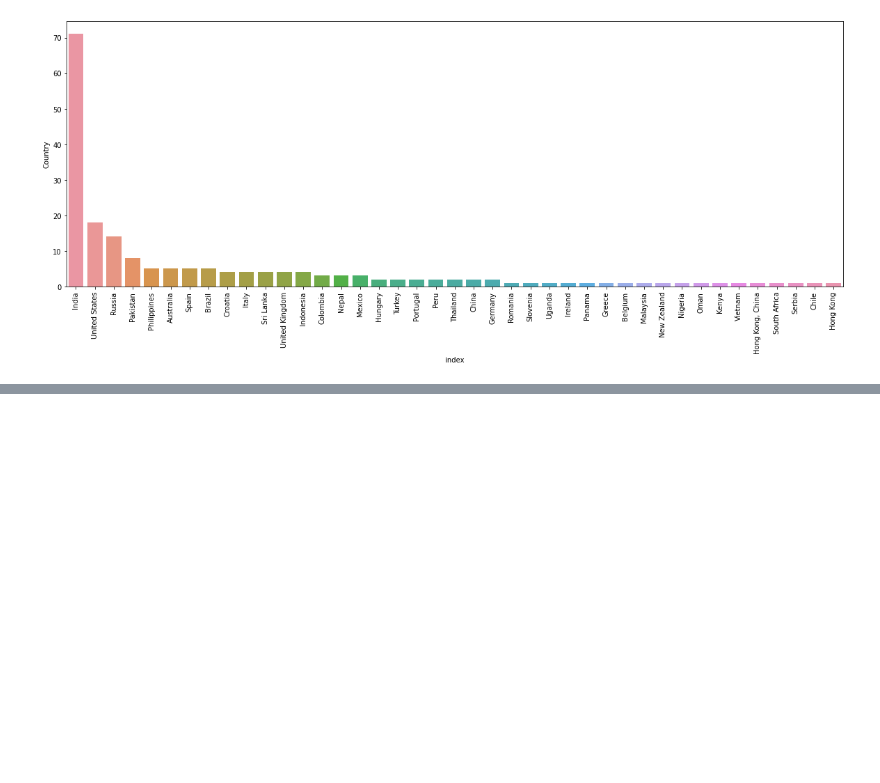
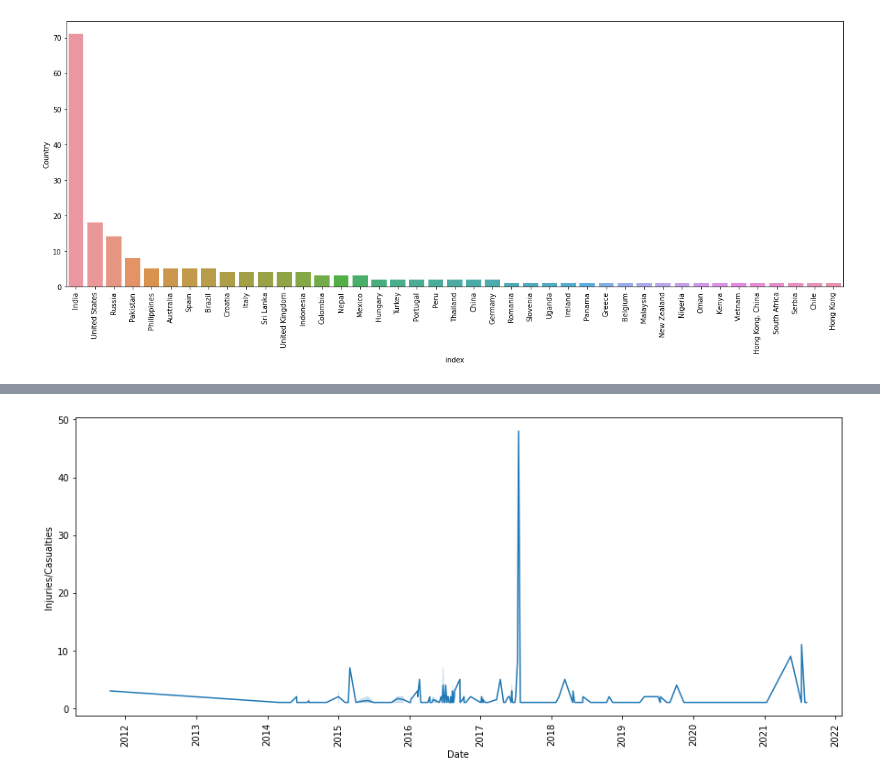
Before and after one commit to everydaycodings/Data-Science-End-To-End-Notebook-Project, a Jupyter notebook: Data_Analysis_on_Selfie_Related_Injuries.ipynb, the cells around one changed output, grey strips where cells are left out. Saved outputs shown, nothing was run; the diff lists cells and outputs as text; code cells hidden in the pictures; blank space fills up the shorter version.

```diff
--- a/Data_Analysis_on_Selfie_Related_Injuries.ipynb
+++ b/Data_Analysis_on_Selfie_Related_Injuries.ipynb
@@ -51,0 +83,7 @@ plt.show()
+# %%
+plt.figure(figsize=(15,6))
+sns.lineplot(x="Date", y= "Injuries/Casualties",data=data)
+plt.xticks(rotation=90)
+plt.show()
+# %% [output]
+[figure, added]
```
Also changed, not shown: parts of 7 cells of this notebook.
